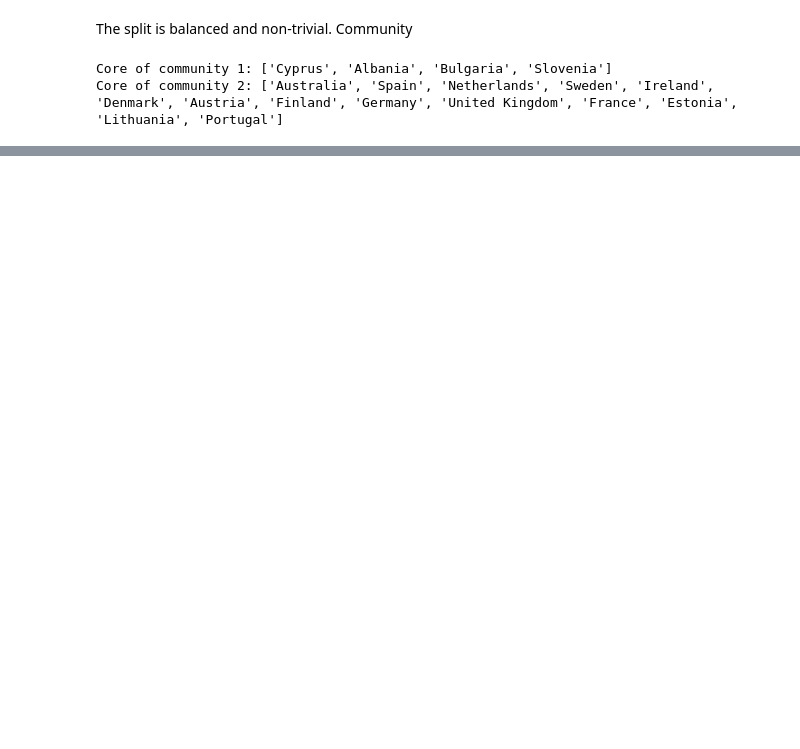
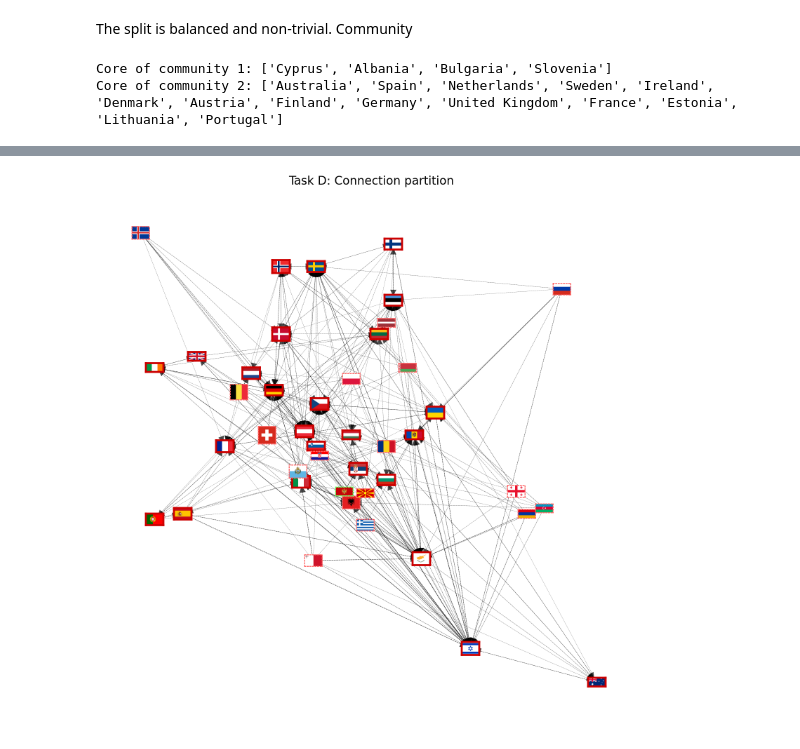
Before and after one commit to TJMAKINEN/dm, a Jupyter notebook: 5/networkxappendix.ipynb.ipynb, the cells around one changed output, grey strips where cells are left out. Cells and saved outputs as stored; diff of their text form; code cells hidden in the pictures; blank space fills up the shorter version.

```diff
--- a/5/networkxappendix.ipynb.ipynb
+++ b/5/networkxappendix.ipynb.ipynb
@@ -385,0 +399,4 @@ Core of community 2: []
+# %%
+draw_eurovision_comunities_map(G, pos_geo, flags, [C2_1,C2_2],list(final_core1) + list(final_core2), "Task D: Connection partition")
+# %% [output]
+[figure, added]
```
Also changed, not shown: parts of 9 cells of this notebook.
